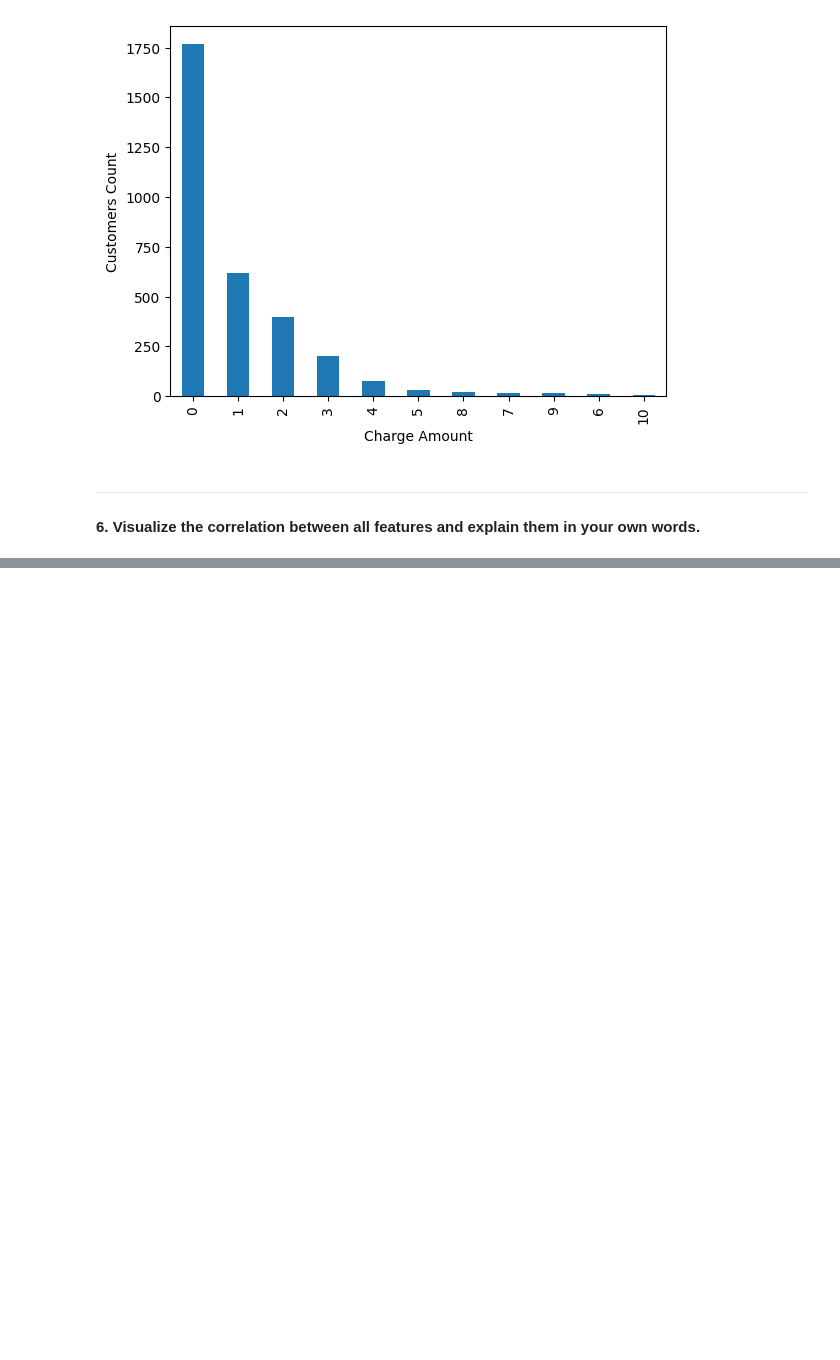
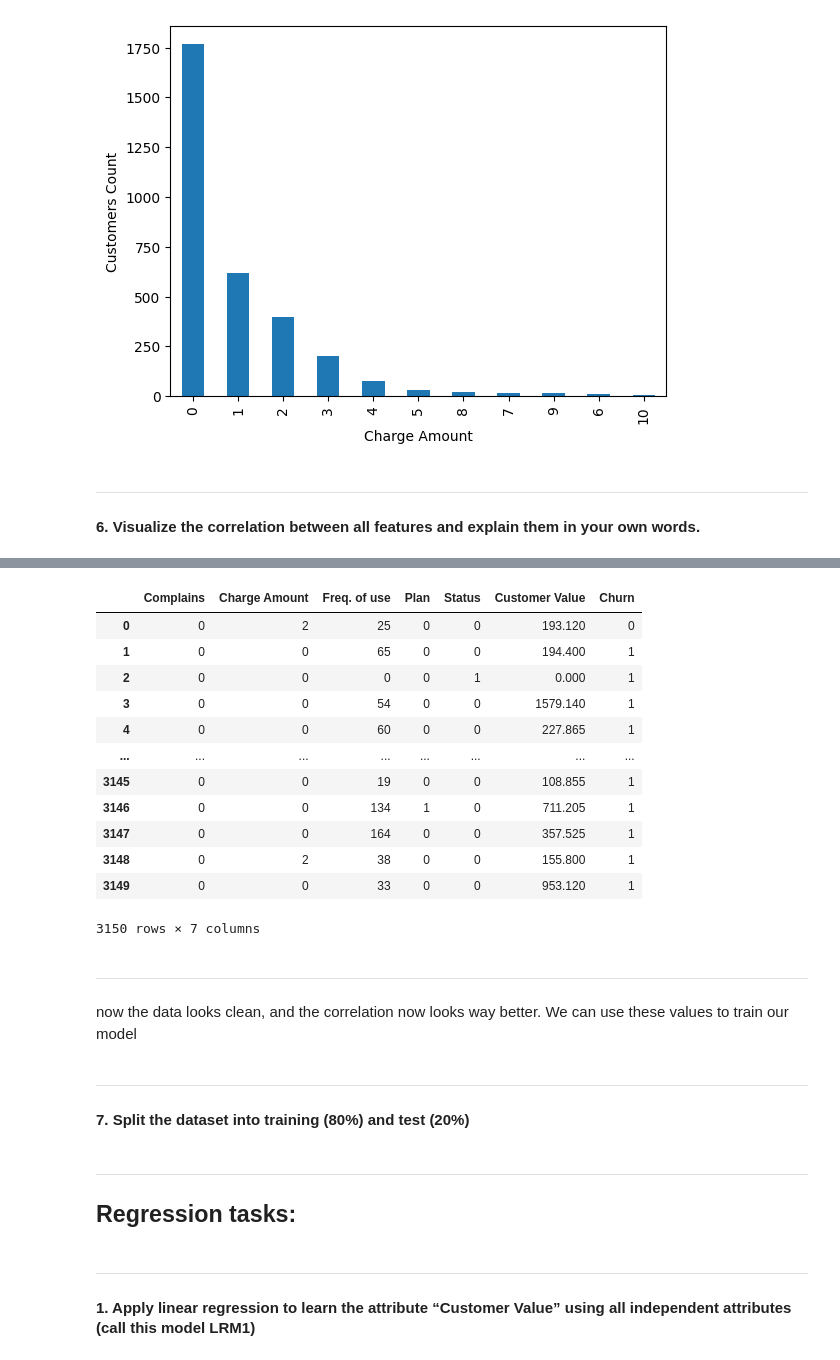
Before and after one commit to MomenBazzar/Customer-Churn, a Jupyter notebook: CustomerChurn.ipynb, the cells around one changed output, grey strips where cells are left out. Cells and saved outputs as stored; diff of their text form; code cells hidden in the pictures; blank space fills up the shorter version.

Commit message:
finish regression tasks

```diff
--- a/CustomerChurn.ipynb
+++ b/CustomerChurn.ipynb
@@ -153,2 +166,7 @@ We also realize that some values have strong correlation with each other, like:
     </li>
 </ol>
+# %%
+# Exclude the specified fields from the dataset
+df_excluded = df.drop(columns=["Age", "Age Group", "Freq. of SMS", "Distinct Called Numbers", "Seconds of Use",
+                                       "Subscription  Length", "Call Failure", "ID"])
+df_excluded.corr()
@@ -154,0 +182,22 @@ We also realize that some values have strong correlation with each other, like:
+# %%
+df_excluded
+# %% [output]
+|  | Complains | Charge Amount | Freq. of use | Plan | Status | Customer Value | Churn |
+| 0 | 0 | 2 | 25 | 0 | 0 | 193.120 | 0 |
+| 1 | 0 | 0 | 65 | 0 | 0 | 194.400 | 1 |
+| 2 | 0 | 0 | 0 | 0 | 1 | 0.000 | 1 |
+| 3 | 0 | 0 | 54 | 0 | 0 | 1579.140 | 1 |
+| 4 | 0 | 0 | 60 | 0 | 0 | 227.865 | 1 |
+| ... | ... | ... | ... | ... | ... | ... | ... |
+| 3145 | 0 | 0 | 19 | 0 | 0 | 108.855 | 1 |
+| 3146 | 0 | 0 | 134 | 1 | 0 | 711.205 | 1 |
+| 3147 | 0 | 0 | 164 | 0 | 0 | 357.525 | 1 |
+| 3148 | 0 | 2 | 38 | 0 | 0 | 155.800 | 1 |
+| 3149 | 0 | 0 | 33 | 0 | 0 | 953.120 | 1 |
+3150 rows × 7 columns
+# %% [markdown]
+<hr>
+now the data looks clean, and the correlation now looks way better. We can use these values to train our model
+# %% [markdown]
+<hr style="height:5px;">
+<h4> 7. Split the dataset into training (80%) and test (20%)
@@ -154,0 +208,6 @@ We also realize that some values have strong correlation with each other, like:
+# %% [markdown]
+<hr style="height:10px;">
+<h2> Regression tasks:
+# %% [markdown]
+<hr style="height:5px;">
+<h4> 1. Apply linear regression to learn the attribute “Customer Value” using all independent attributes (call this model LRM1)
```
Also changed, not shown: parts of 17 cells of this notebook.
